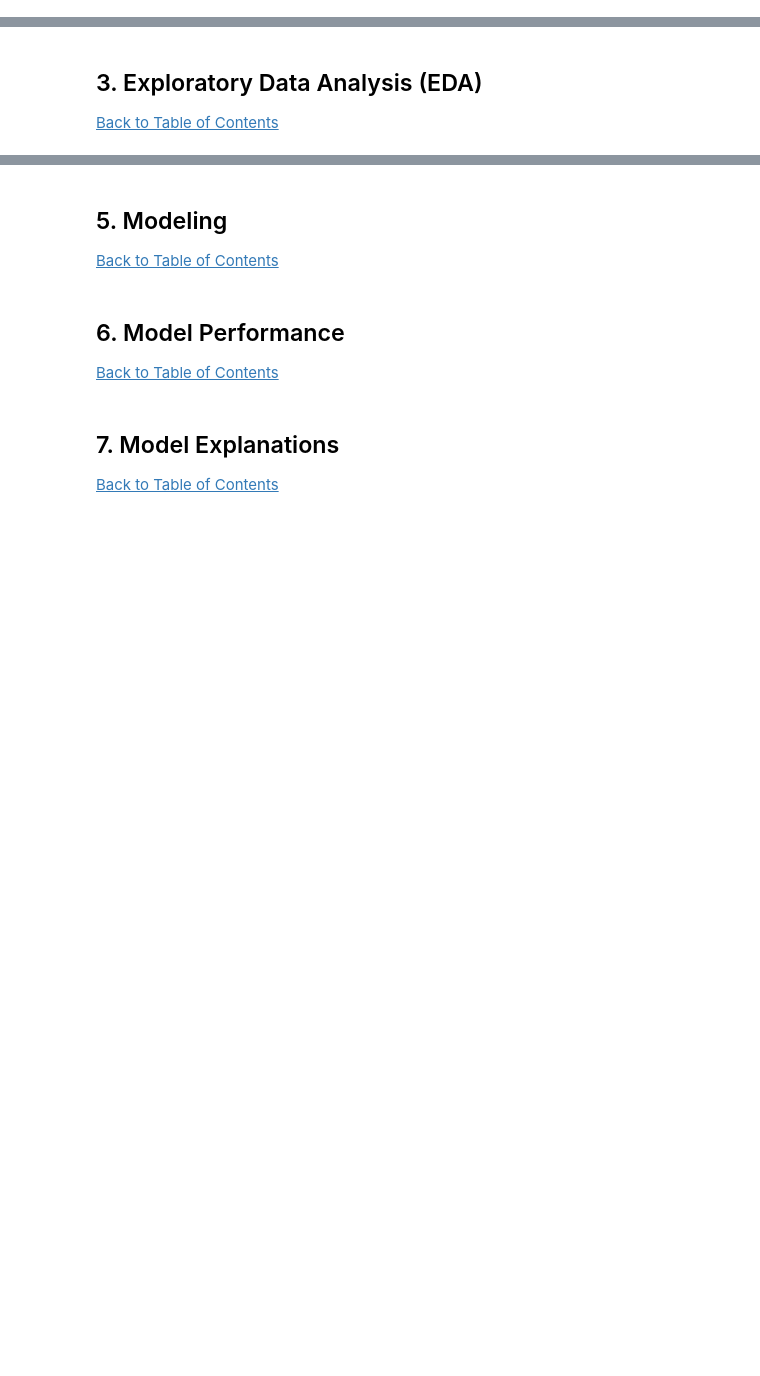
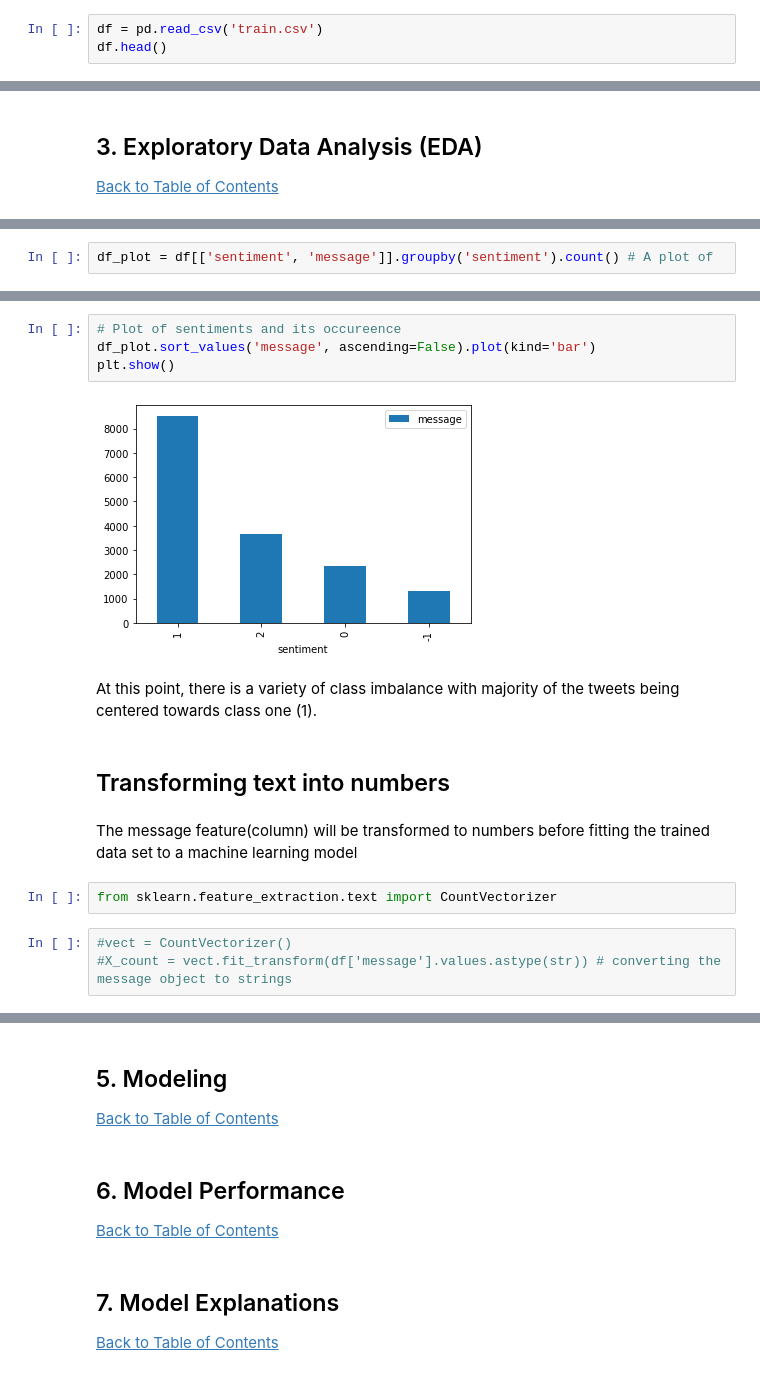
Before and after one commit to abubakaralsadiq/Classification-predict-Team-8, a Jupyter notebook: Classification Predict .ipynb, the cells around one changed output, grey strips where cells are left out. Cells and saved outputs as stored; diff of their text form; blank space fills up the shorter version.

```diff
--- a/Classification Predict .ipynb
+++ b/Classification Predict .ipynb
@@ -62,0 +78,3 @@ Many companies are built around lessening one’s environmental impact or carbon
+# %%
+df = pd.read_csv('train.csv')
+df.head()
@@ -66,0 +118,2 @@ Many companies are built around lessening one’s environmental impact or carbon
+# %%
+df_plot = df[['sentiment', 'message']].groupby('sentiment').count() # A plot of
@@ -66,0 +129,17 @@ Many companies are built around lessening one’s environmental impact or carbon
+# %%
+# Plot of sentiments and its occureence
+df_plot.sort_values('message', ascending=False).plot(kind='bar')
+plt.show()
+# %% [output]
+[figure, added]
+# %% [markdown]
+At this point, there is a variety of class imbalance with majority of the tweets being centered towards class one (1).
+# %% [markdown]
+## Transforming text into numbers
+# %% [markdown]
+The message feature(column) will be transformed to numbers before fitting the  trained data set to a machine learning model
+# %%
+from sklearn.feature_extraction.text import CountVectorizer
+# %%
+#vect = CountVectorizer()
+#X_count = vect.fit_transform(df['message'].values.astype(str)) # converting the message object to strings
```
Also changed, not shown: parts of 70 cells of this notebook, 2 other files.
